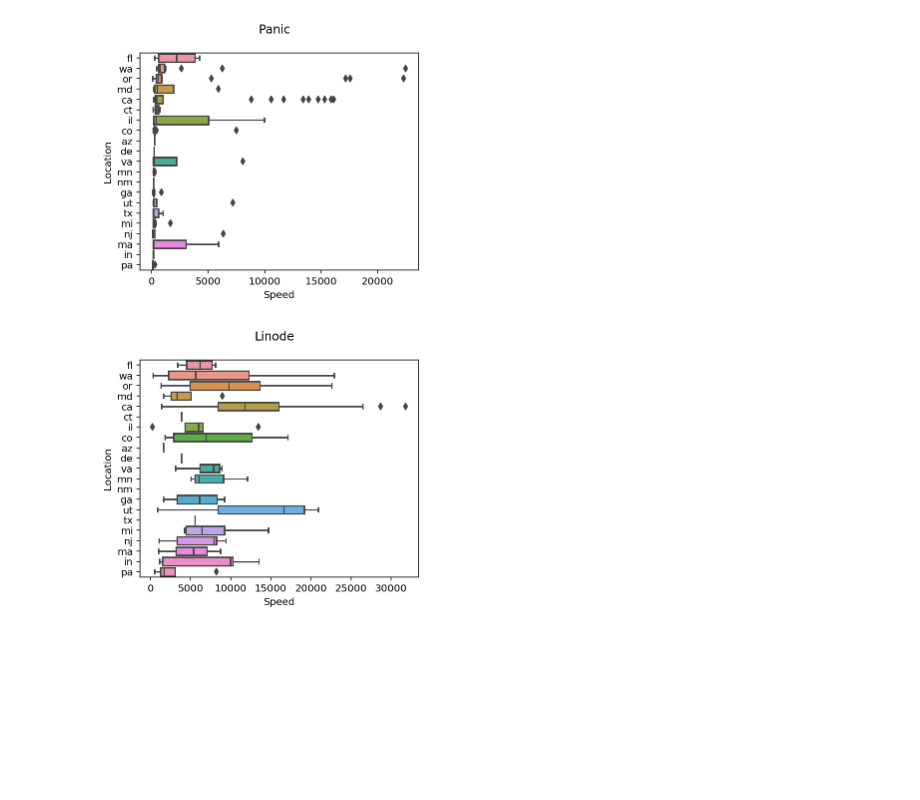
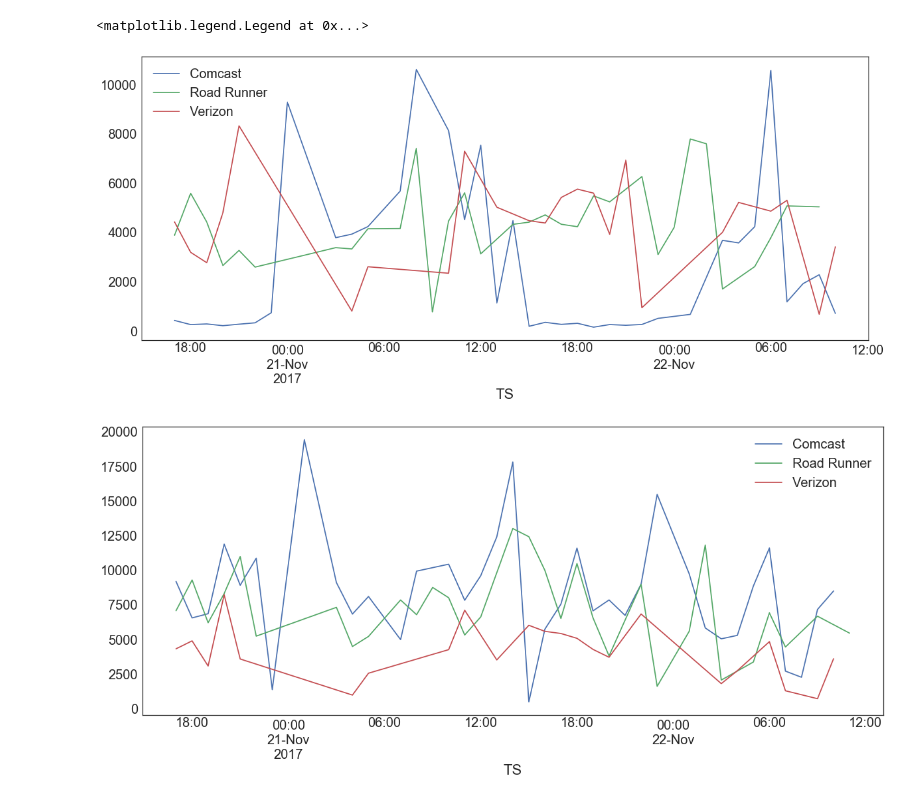
Before and after one commit to panicinc/speed_mystery, a Jupyter notebook: main.ipynb, the cells around one changed output. Saved outputs shown, nothing was run; the diff lists cells and outputs as text; code cells hidden in the pictures; blank space fills up the shorter version.

```diff
--- a/main.ipynb
+++ b/main.ipynb
@@ -70,20 +95,43 @@ bp2 = sns.boxplot(data=df2, y='TLD', x='Speed', orient='h', order=ranks1)
-# %%
-# Sort the TLDs by mean speed
-ranks1 = df1.groupby("Location")["Speed"].median().fillna(0).sort_values()[::-1].index
-ranks2 = df2.groupby("Location")["Speed"].median().fillna(0).sort_values()[::-1].index
-
-
-fig, _ = plt.subplots()
-fig.set_figwidth(FIG_WIDTH)
-fig.set_figheight(FIG_HEIGHT)
-_ = fig.suptitle('Panic')
-bp1 = sns.boxplot(data=df1, y='Location', x='Speed', orient='h', order=ranks1)
-
-fig, _ = plt.subplots()
-fig.set_figwidth(FIG_WIDTH)
-fig.set_figheight(FIG_HEIGHT)
-fig.suptitle('Linode')
-bp2 = sns.boxplot(data=df2, y='Location', x='Speed', orient='h', order=ranks1)
-# %% [output]
-[figure, removed]
-[figure, removed]
+# %%
+df1_c = df1.copy(True)
+df2_c = df2.copy(True)
+
+df1_cc = df1_c[df1_c['TLD'] == 'comcast.net'].resample('h').mean()
+df1_rr = df1_c[df1_c['TLD'] == 'rr.com'].resample('h').mean()
+df1_vz = df1_c[df1_c['TLD'] == 'verizon.net'].resample('h').mean()
+
+df2_cc = df2_c[df2_c['TLD'] == 'comcast.net'].resample('h').mean()
+df2_rr = df2_c[df2_c['TLD'] == 'rr.com'].resample('h').mean()
+df2_vz = df2_c[df2_c['TLD'] == 'verizon.net'].resample('h').mean()
+
+df1_cc['Speed'].interpolate(inplace=True)
+df1_rr['Speed'].interpolate(inplace=True)
+df1_vz['Speed'].interpolate(inplace=True)
+
+df2_cc['Speed'].interpolate(inplace=True)
+df2_rr['Speed'].interpolate(inplace=True)
+df2_vz['Speed'].interpolate(inplace=True)
+
+fig, _ = plt.subplots()
+fig.set_figwidth(FIG_WIDTH)
+fig.set_figheight(FIG_HEIGHT)
+# fig.suptitle('comcast vs RR to Panic')
+
+df1_cc['Speed'].plot(label="Comcast")
+df1_rr['Speed'].plot(label="Road Runner")
+df1_vz['Speed'].plot(label="Verizon")
+plt.legend()
+
+fig, _ = plt.subplots()
+fig.set_figwidth(FIG_WIDTH)
+fig.set_figheight(FIG_HEIGHT)
+# fig.suptitle('comcast vs RR to Linode')
+
+df2_cc['Speed'].plot(label="Comcast")
+df2_rr['Speed'].plot(label="Road Runner")
+df2_vz['Speed'].plot(label="Verizon")
+plt.legend()
+# %% [output]
+<matplotlib.legend.Legend at 0x...>
+[figure, added]
+[figure, added]
```
Also changed, not shown: parts of 4 cells of this notebook, 2 other files.
